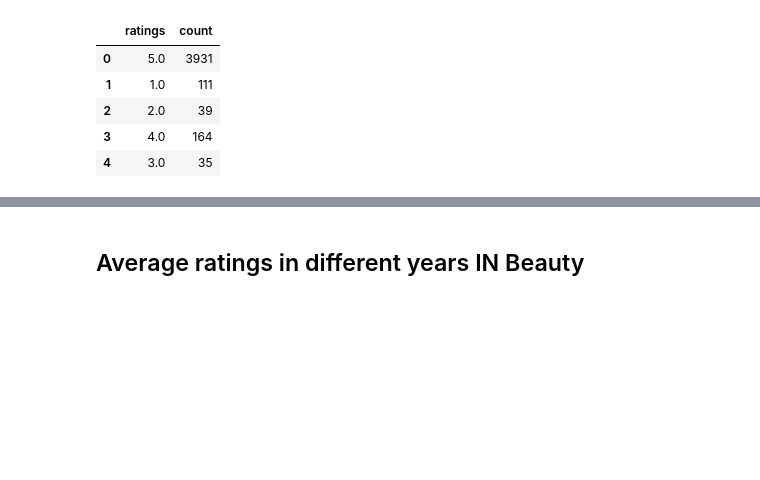
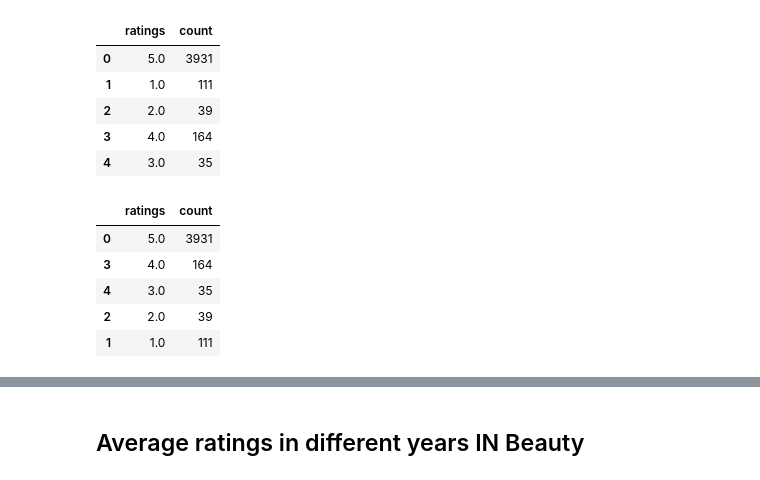
Before and after one commit to Nicole-LijuanChen/Patterns-in-Amazon-customer-ratings, a Jupyter notebook: data-cleaning.ipynb, the cells around one changed output, grey strips where cells are left out. Cells and saved outputs as stored; diff of their text form; code cells hidden in the pictures; blank space fills up the shorter version.

```diff
--- a/data-cleaning.ipynb
+++ b/data-cleaning.ipynb
@@ -120,4 +120,14 @@ df_cnt_beauty
 | 2 | 2.0 | 39 |
 | 3 | 4.0 | 164 |
 | 4 | 3.0 | 35 |
+# %%
+df_cnt_beauty = df_cnt_beauty.sort_values(by=['ratings'],ascending=False)
+df_cnt_beauty
+# %% [output]
+|  | ratings | count |
+| 0 | 5.0 | 3931 |
+| 3 | 4.0 | 164 |
+| 4 | 3.0 | 35 |
+| 2 | 2.0 | 39 |
+| 1 | 1.0 | 111 |
 # %%
```
Also changed, not shown: parts of 6 cells of this notebook.
